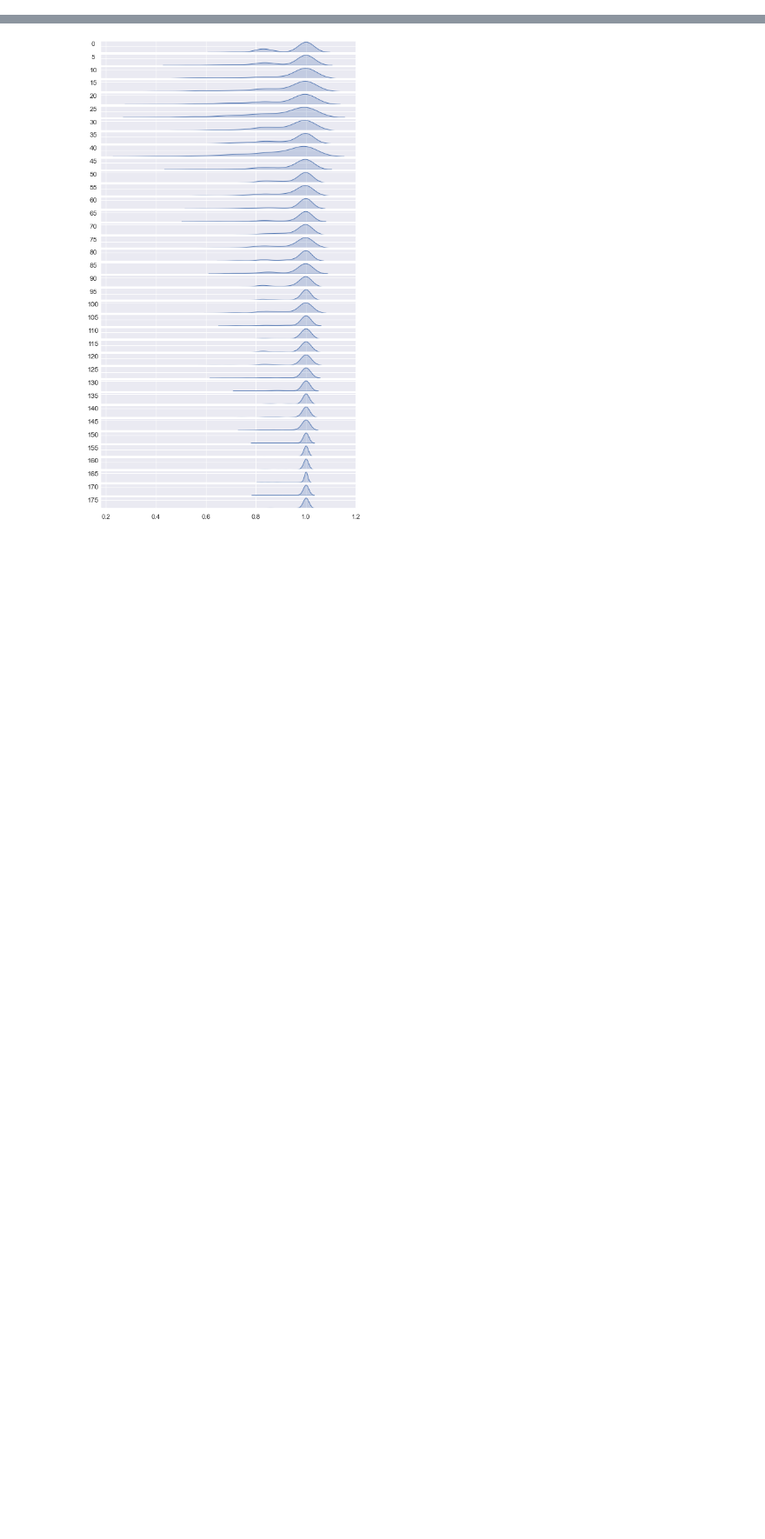
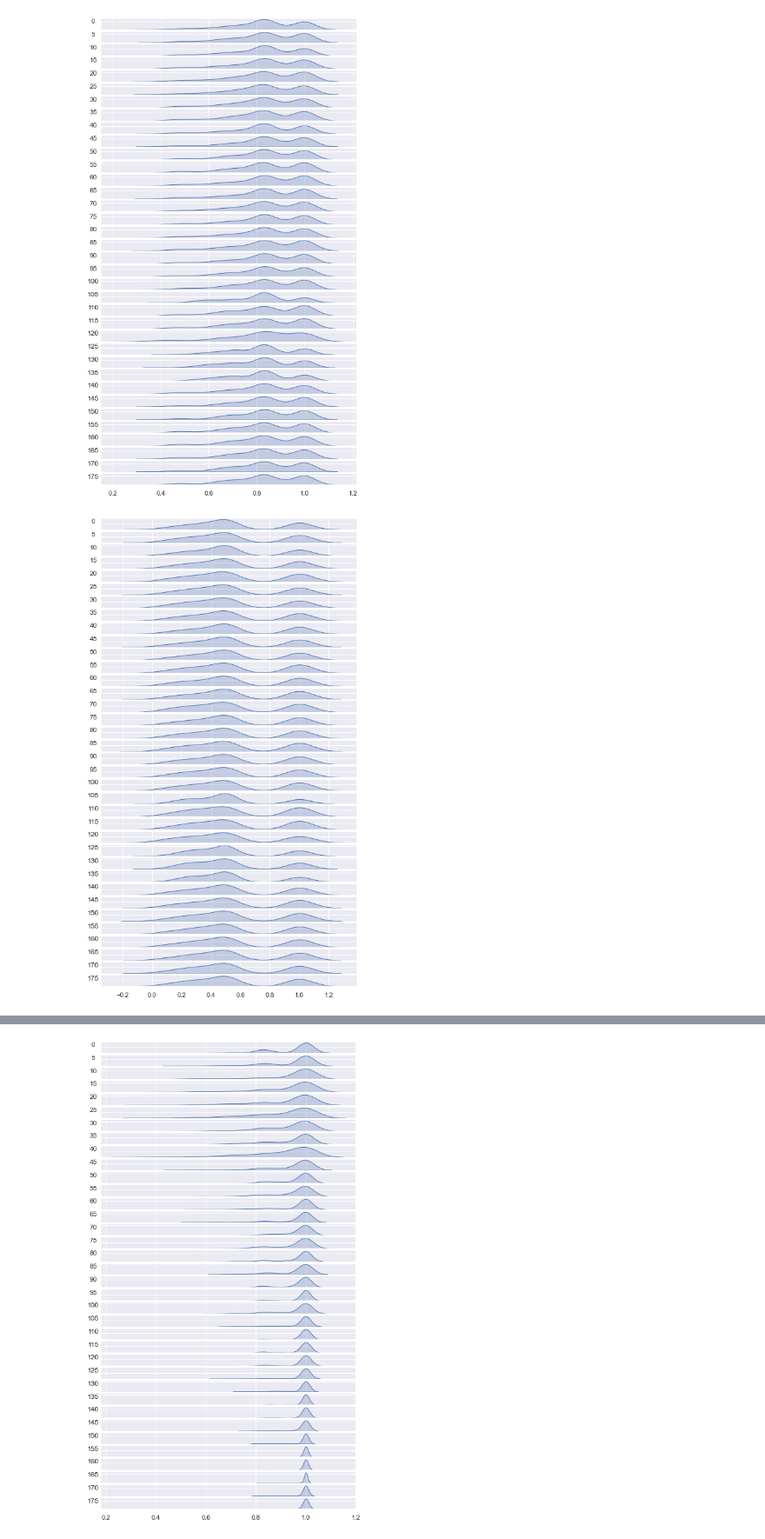
Before and after one commit to tdavislab/TopoBERT, a Jupyter notebook: notebooks/impuritiesv3.ipynb, the cells around one changed output, grey strips where cells are left out. Shown at 87% size. Cells and saved outputs as stored; diff of their text form; code cells hidden in the pictures; blank space fills up the shorter version.

```diff
--- a/notebooks/impuritiesv3.ipynb
+++ b/notebooks/impuritiesv3.ipynb
@@ -28,6 +28,7 @@ DATASET = 'ss-func'
 @dataclass
 class Config:
     iteration: int = 0
+    layer: int = 0
     metric: str = 'euclidean'
     filter_func: str = 'l2'
     intervals: int = 50
@@ -137,8 +138,8 @@ def get_activations_labels(activation_file, label_file):
     return activations, labels
 
 
-def get_graph(config, caching=True):
-    layer = LAYER
+def get_graph(config: Config, caching=True):
+    layer = config.layer
 
     ACTIVATION_FILE = f'../backend/data/{DATASET}/fine-tuned-bert-base-uncased/{DATA}/{config.iteration}/{layer}.txt'
     label_file = f'../backend/data/{DATASET}/entities/{DATA}.txt'
@@ -159,7 +160,7 @@ def get_graph(config, caching=True):
 graphs = []
 
 for fileindex in tqdm(range(0, NUM_EPOCHS, 5)):
-    config = Config(iteration=fileindex, metric='euclidean', filter_func='l2', intervals=50, overlap=0.5, min_samples=3)
+    config = Config(iteration=fileindex, layer=LAYER, metric='euclidean', filter_func='l2', intervals=50, overlap=0.5, min_samples=3)
     graphs.append(get_graph(config, caching=True))
 
 labels = sorted(read_labels(f'../backend/data/{DATASET}/entities/{DATA}.txt').label.unique().tolist())
@@ -245,3 +246,34 @@ def plot_ridge_plots(data_df, title_col, accessor_col, title=None):
     #     plt.tight_layout()
 
     return None
+# %%
+NUM_EPOCHS = 176
+LAYER = 1
+DATA = 'train'
+DATASET = 'ss-func'
+
+for layer in [1]:
+    graphs = []
+
+    for fileindex in tqdm(range(0, NUM_EPOCHS, 5)):
+        config = Config(iteration=fileindex, layer=LAYER, metric='euclidean', filter_func='l2', intervals=50, overlap=0.5, min_samples=3)
+        graphs.append(get_graph(config, caching=True))
+
+    labels = sorted(read_labels(f'../backend/data/{DATASET}/entities/{DATA}.txt').label.unique().tolist())
+    # convert label to dict with positions as value
+    label_dict = {label: i for i, label in enumerate(labels)}
+
+    nodewise_purities = compute_nodewise_purities(graphs, method='entropy')
+    plot_ridge_plots(nodewise_purities, 'iteration', 'purity')
+    plt.savefig(f'images/purity_dists_v3/nodewise_entropy_{DATASET}_layer{LAYER}_{DATA}.png', dpi=300)
+
+    nodewise_purities = compute_nodewise_purities(graphs, method='invclass')
+    plot_ridge_plots(nodewise_purities, 'iteration', 'purity')
+    plt.savefig(f'images/purity_dists_v3/nodewise_invclass_{DATASET}_layer{LAYER}_{DATA}.png', dpi=300)
+
+    pointwise_purities = compute_pointwise_purities(graphs)
+    plot_ridge_plots(pointwise_purities, 'iteration', 'purity')
+    plt.savefig(f'images/purity_dists_v3/pointwise_{DATASET}_layer{LAYER}_{DATA}.png', dpi=300)
+# %% [output]
+[figure, added]
+[figure, added]
```
Also changed, not shown: parts of 1 cell of this notebook, 4 other files.
